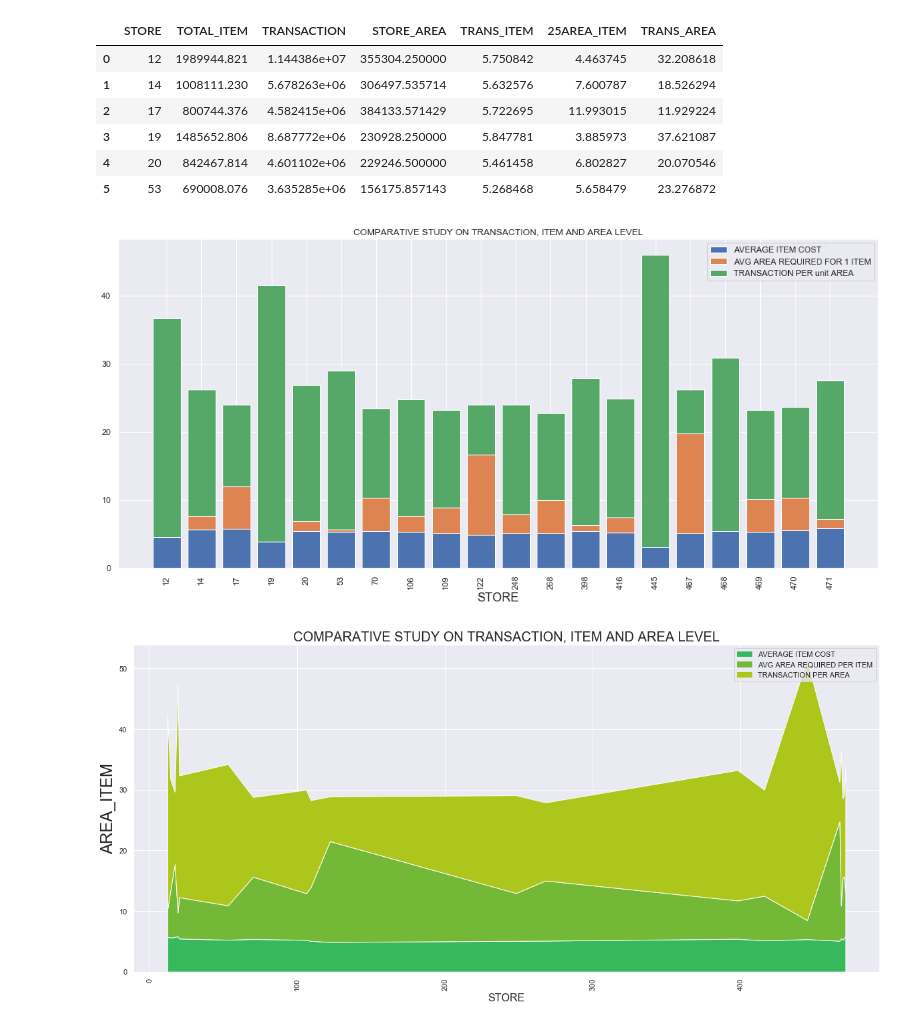
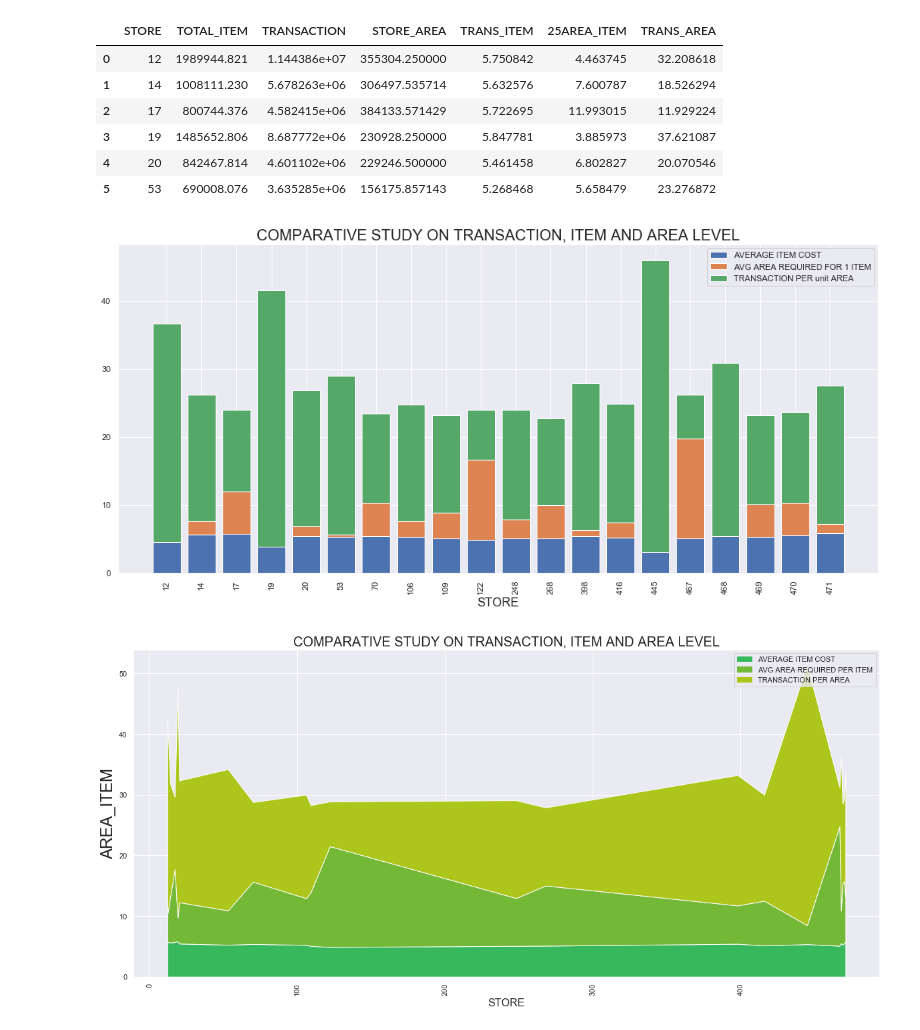
Before and after one commit to GAURAB10/python1, a Jupyter notebook: MODEL-0204.ipynb, the cells around one changed output. Saved outputs shown, nothing was run; the diff lists cells and outputs as text; code cells hidden in the pictures.

```diff
--- a/MODEL-0204.ipynb
+++ b/MODEL-0204.ipynb
@@ -326,27 +283,27 @@ df6.head(6)
 # %%
 ##DEFINE SIZE
 plt.figure(figsize=(18,8))
 plt.ylabel('AREA_ITEM', fontsize=24)
 plt.xlabel('STORE', fontsize=16)
 plt.xticks(rotation='vertical')
-plt.title("COMPARATIVE STUDY ON TRANSACTION, ITEM AND AREA LEVEL", fontsize=12)
+plt.title("COMPARATIVE STUDY ON TRANSACTION, ITEM AND AREA LEVEL", fontsize=20)
 
 
 N=20
 y1=df6["TRANS_ITEM"]
 y2=df6["25AREA_ITEM"]
 y3=df6["TRANS_AREA"]
 ind=np.arange(N)
 p1=plt.bar(ind,y1)
 p2=plt.bar(ind,y2,bottom=y1)
 p3=plt.bar(ind,y3,bottom=y2)
 plt.ylabel("")
 plt.xlabel("STORE")
 plt.xticks(ind,df6["STORE"])
 plt.legend(['AVERAGE ITEM COST','AVG AREA REQUIRED FOR 1 ITEM','TRANSACTION PER unit AREA'])
 plt.show()
 # %% [output]
-[figure, old version]
+[figure, new version]
 # %%
 #to put the labels
 import matplotlib.patches as mpatches
```
Also changed, not shown: parts of 32 cells of this notebook.
